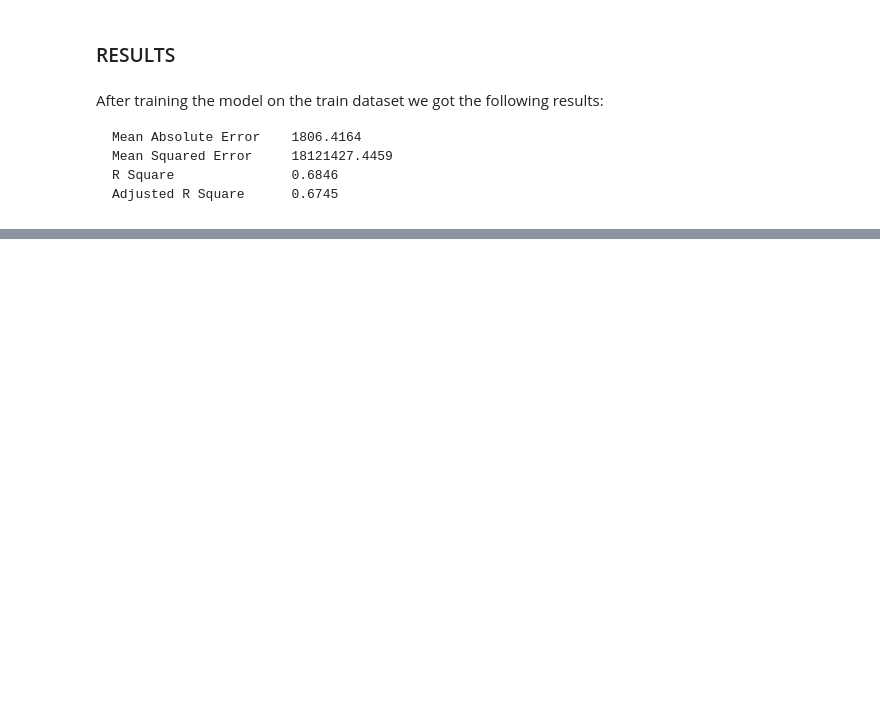
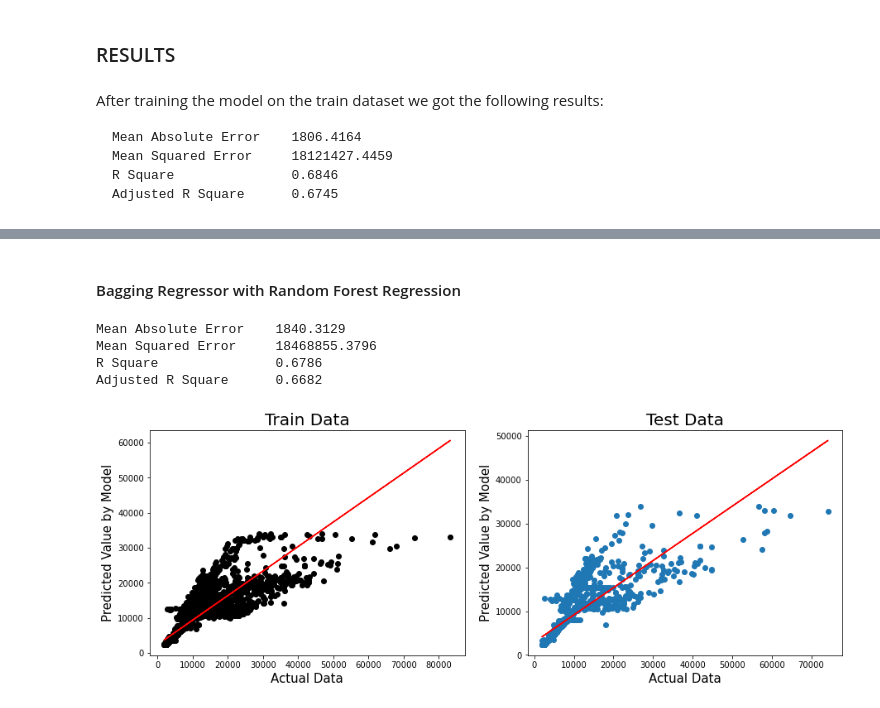
Before and after one commit to ddahiya16/Machine-Learning, a Jupyter notebook: Customer Life Time Value Prediction Model.ipynb, the cells around one changed output, grey strips where cells are left out. Saved outputs shown, nothing was run; the diff lists cells and outputs as text; code cells hidden in the pictures; blank space fills up the shorter version.

```diff
--- a/Customer Life Time Value Prediction Model.ipynb
+++ b/Customer Life Time Value Prediction Model.ipynb
@@ -1759,0 +1797,37 @@ After training the model on the train dataset we got the following results:
+# %% [markdown]
+#### Bagging Regressor with Random Forest Regression
+# %%
+from sklearn.ensemble import BaggingRegressor
+from sklearn.ensemble import RandomForestRegressor
+
+clf_bag_r = BaggingRegressor(base_estimator=RandomForestRegressor(max_depth = 300,
+                             min_samples_split = 100,
+                             max_leaf_nodes = None,
+                             min_samples_leaf = 2,
+                             max_features = 'auto', n_jobs=-1, random_state = 0), bootstrap = True, n_estimators = 100)
+clf_bag_r.fit(x_train, y_train)
+
+## output prediction
+ypred_tr = clf_bag_r.predict(x_train)
+ypred_te = clf_bag_r.predict(x_test)
+
+
+## mean absolute error
+mae = mean_absolute_error(y_test, ypred_te)
+## mean squared error
+mse = mean_squared_error(y_test, ypred_te)
+## getting r2 and adjusted r2 values
+r2, adjusted_r2 = r2_score(x_test, y_test, ypred_te)
+
+print("Mean Absolute Error    {:.4f}".format(mae))
+print("Mean Squared Error     {:.4f}".format(mse))
+print("R Square               {:.4f}".format(r2))
+print("Adjusted R Square      {:.4f}".format(adjusted_r2))
+
+predictive_performance(y_train, ypred_tr, y_test, ypred_te, (15,5))
+# %% [output]
+Mean Absolute Error    1840.3129
+Mean Squared Error     18468855.3796
+R Square               0.6786
+Adjusted R Square      0.6682
+[figure, added]
```
Also changed, not shown: parts of 38 cells of this notebook.
